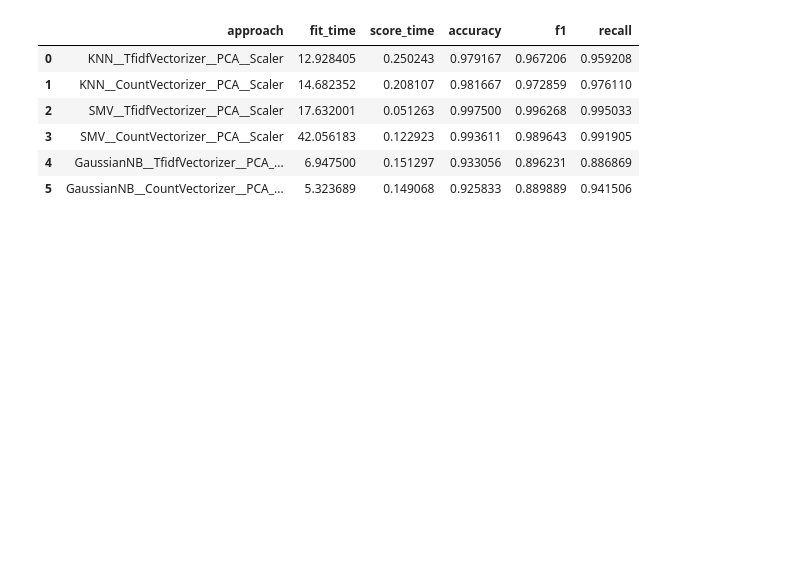
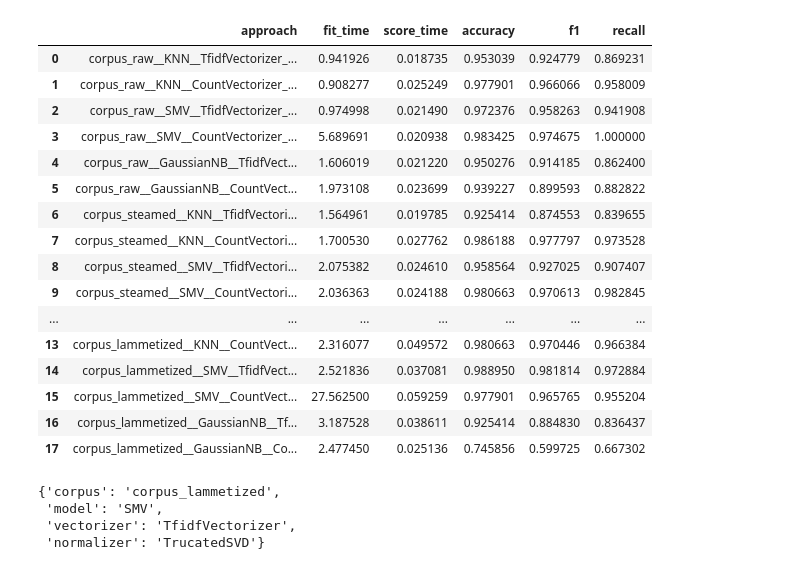
Before and after one commit to atlantico-academy/checape, a Jupyter notebook: notebooks/02 - Comparative Analysis.ipynb, the cells around one changed output. Cells and saved outputs as stored; diff of their text form; code cells hidden in the pictures; blank space fills up the shorter version.

```diff
--- a/notebooks/02 - Comparative Analysis.ipynb
+++ b/notebooks/02 - Comparative Analysis.ipynb
@@ -63,0 +66,14 @@ stop_words = nltk.corpus.stopwords.words("portuguese") + ["https"] + ["co"]
+# %%
+corpus_steamed[:10]
+
+corpus = {
+    "corpus_raw": {
+        "corpus_data": corpus_raw,
+    },
+    "corpus_steamed": {
+        "corpus_data": corpus_steamed,
+    },
+    "corpus_lammetized": {
+        "corpus_data": corpus_lammetized,
+    }
+    }
@@ -90,8 +113,6 @@ models = {
     },
 }
 
-tweet_tokenizer = TweetTokenizer()
-
 vectorizers = {
     "TfidfVectorizer": {
         "vectorizer_obj": TfidfVectorizer(),
@@ -114,17 +135,8 @@ vectorizers = {
 }
 
 normalizers = {
-    "PCA": {
+    "TrucatedSVD": {
         "normalizer_obj": TruncatedSVD(),
-        "hyperparameters": {
-            "n_components": [10, 30, 50, 75],
-        },
-    }
+        "hyperparameters": {"n_components": [3, 5, 10, 15]},
+    },
 }
-
-scalers = {
-    "Scaler": {
-        "scaler_obj": StandardScaler(),
-        "hyperparameters": {},
-    }
-}
@@ -258,19 +339,15 @@ recall_scores_mean = []
 
 
 for approach_name, score in all_scores.items():
-    print(f"{approach_name}")
-    print(f"{score['scores']}")
+    # print(f"{approach_name}")
+    # print(f"{score['scores']}")
     approach_names.append(approach_name)
     fit_times.append(score["scores"]["fit_time"].mean())
     scores_times.append(score["scores"]["score_time"].mean())
     accuracy_means.append(score["scores"]["test_accuracy"].mean())
     f1_scores_mean.append(score["scores"]["test_f1"].mean())
     recall_scores_mean.append(score["scores"]["test_recall"].mean())
-    print("\n")
-
-
-# data={'Name':['Karan','Rohit','Sahil','Aryan'],'Age':[23,22,21,24]}
-
+    # print("\n")
 
 test_data = data = {
     "approach": approach_names,
@@ -285,5 +362,5 @@ test_data = data = {
 test_data_df = pd.DataFrame(test_data)
 
 
-test_data_df
+test_data_df.style.background_gradient()
 # %% [output]
@@ -307,7 +367,17 @@ GaussianNB__CountVectorizer__PCA__Scaler
 |  | approach | fit_time | score_time | accuracy | f1 | recall |
-| 0 | KNN__TfidfVectorizer__PCA__Scaler | 12.928405 | 0.250243 | 0.979167 | 0.967206 | 0.959208 |
-| 1 | KNN__CountVectorizer__PCA__Scaler | 14.682352 | 0.208107 | 0.981667 | 0.972859 | 0.976110 |
-| 2 | SMV__TfidfVectorizer__PCA__Scaler | 17.632001 | 0.051263 | 0.997500 | 0.996268 | 0.995033 |
-| 3 | SMV__CountVectorizer__PCA__Scaler | 42.056183 | 0.122923 | 0.993611 | 0.989643 | 0.991905 |
-| 4 | GaussianNB__TfidfVectorizer__PCA_... | 6.947500 | 0.151297 | 0.933056 | 0.896231 | 0.886869 |
-| 5 | GaussianNB__CountVectorizer__PCA_... | 5.323689 | 0.149068 | 0.925833 | 0.889889 | 0.941506 |
+| 0 | corpus_raw__KNN__TfidfVectorizer_... | 0.941926 | 0.018735 | 0.953039 | 0.924779 | 0.869231 |
+| 1 | corpus_raw__KNN__CountVectorizer_... | 0.908277 | 0.025249 | 0.977901 | 0.966066 | 0.958009 |
+| 2 | corpus_raw__SMV__TfidfVectorizer_... | 0.974998 | 0.021490 | 0.972376 | 0.958263 | 0.941908 |
+| 3 | corpus_raw__SMV__CountVectorizer_... | 5.689691 | 0.020938 | 0.983425 | 0.974675 | 1.000000 |
+| 4 | corpus_raw__GaussianNB__TfidfVect... | 1.606019 | 0.021220 | 0.950276 | 0.914185 | 0.862400 |
+| 5 | corpus_raw__GaussianNB__CountVect... | 1.973108 | 0.023699 | 0.939227 | 0.899593 | 0.882822 |
+| 6 | corpus_steamed__KNN__TfidfVectori... | 1.564961 | 0.019785 | 0.925414 | 0.874553 | 0.839655 |
+| 7 | corpus_steamed__KNN__CountVectori... | 1.700530 | 0.027762 | 0.986188 | 0.977797 | 0.973528 |
+| 8 | corpus_steamed__SMV__TfidfVectori... | 2.075382 | 0.024610 | 0.958564 | 0.927025 | 0.907407 |
+| 9 | corpus_steamed__SMV__CountVectori... | 2.036363 | 0.024188 | 0.980663 | 0.970613 | 0.982845 |
+| ... | ... | ... | ... | ... | ... | ... |
+| 13 | corpus_lammetized__KNN__CountVect... | 2.316077 | 0.049572 | 0.980663 | 0.970446 | 0.966384 |
+| 14 | corpus_lammetized__SMV__TfidfVect... | 2.521836 | 0.037081 | 0.988950 | 0.981814 | 0.972884 |
+| 15 | corpus_lammetized__SMV__CountVect... | 27.562500 | 0.059259 | 0.977901 | 0.965765 | 0.955204 |
+| 16 | corpus_lammetized__GaussianNB__Tf... | 3.187528 | 0.038611 | 0.925414 | 0.884830 | 0.836437 |
+| 17 | corpus_lammetized__GaussianNB__Co... | 2.477450 | 0.025136 | 0.745856 | 0.599725 | 0.667302 |
@@ -313,0 +393,13 @@ GaussianNB__CountVectorizer__PCA__Scaler
+# %%
+from statistics import mode
+best_approach_name = mode(test_data_df.apply(get_best_model, axis=0).to_list()).split("__")
+names = ["corpus", "model", "vectorizer", "normalizer"]
+
+best_approach_dict = {name: value for name , value in zip(names, best_approach_name)}
+
+best_approach_dict
+# %% [output]
+{'corpus': 'corpus_lammetized',
+ 'model': 'SMV',
+ 'vectorizer': 'TfidfVectorizer',
+ 'normalizer': 'TrucatedSVD'}
```
Also changed, not shown: parts of 42 cells of this notebook.
